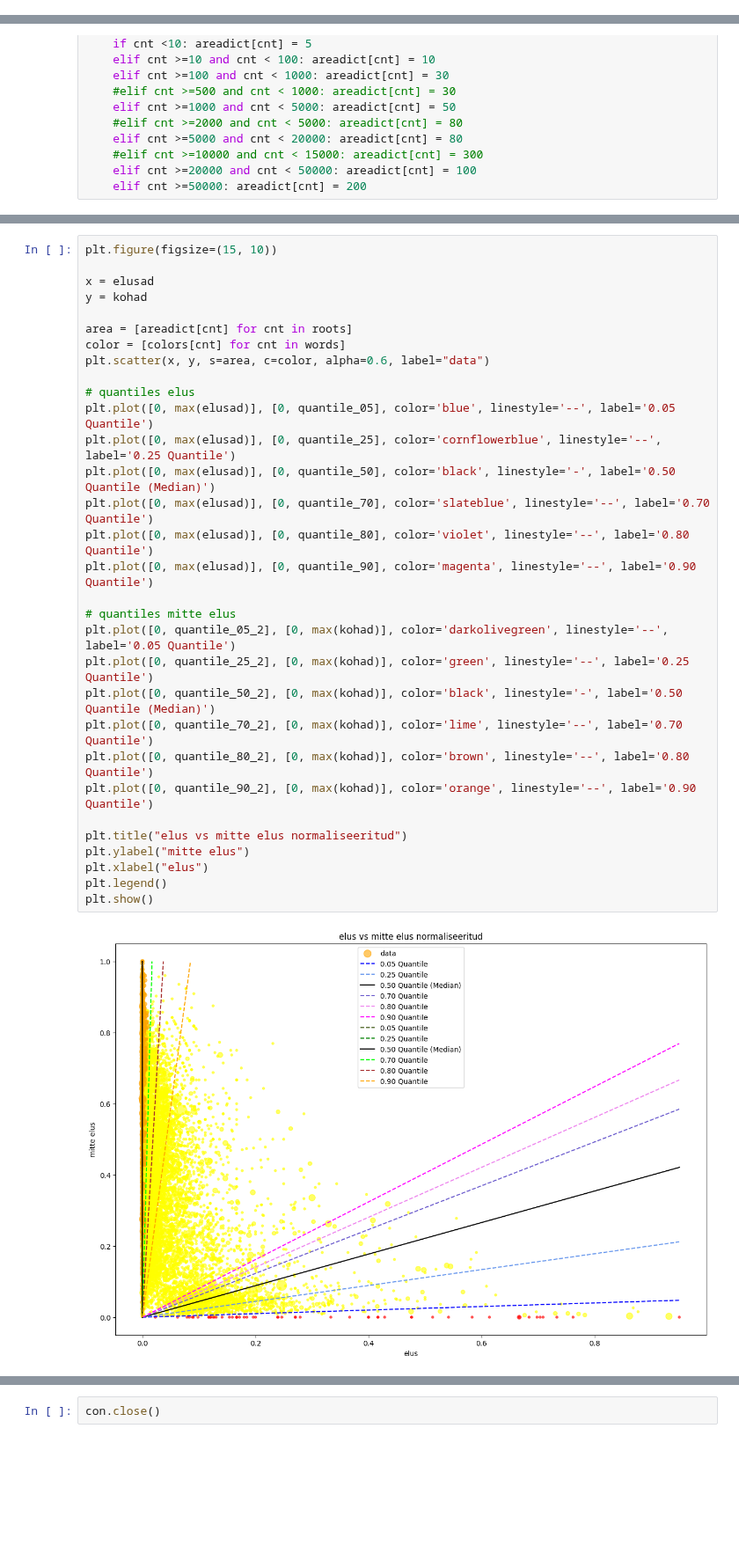
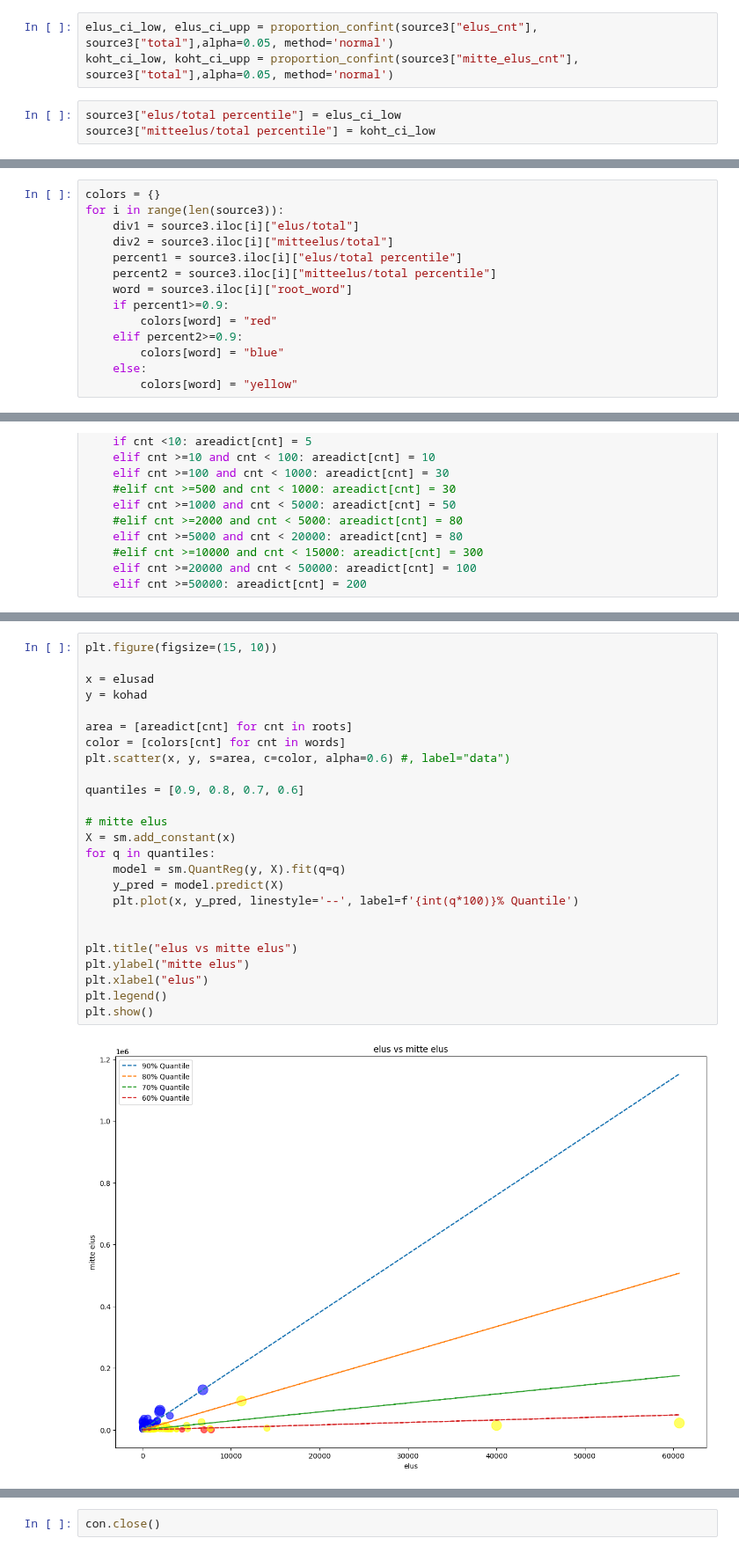
Before and after one commit to estnltk/syntax_experiments, a Jupyter notebook: workflows/005_analysis_of_annotated_actor_patterns/06_analysis_illustrations/04_verb_locative_live_vs_nonlive_quantiles.ipynb, the cells around one changed output, grey strips where cells are left out. Shown at 88% size. Saved outputs shown, nothing was run; the diff lists cells and outputs as text; blank space fills up the shorter version.

Commit message:
illustration quantiles

```diff
--- a/workflows/005_analysis_of_annotated_actor_patterns/06_analysis_illustrations/04_verb_locative_live_vs_nonlive_quantiles.ipynb
+++ b/workflows/005_analysis_of_annotated_actor_patterns/06_analysis_illustrations/04_verb_locative_live_vs_nonlive_quantiles.ipynb
@@ -156,0 +71,6 @@ Dict for dot size base don root count.
+# %%
+elus_ci_low, elus_ci_upp = proportion_confint(source3["elus_cnt"], source3["total"],alpha=0.05, method='normal')
+koht_ci_low, koht_ci_upp = proportion_confint(source3["mitte_elus_cnt"], source3["total"],alpha=0.05, method='normal')
+# %%
+source3["elus/total percentile"] = elus_ci_low
+source3["mitteelus/total percentile"] = koht_ci_low
@@ -156,0 +95,14 @@ Dict for dot size base don root count.
+# %%
+colors = {}
+for i in range(len(source3)):
+    div1 = source3.iloc[i]["elus/total"]
+    div2 = source3.iloc[i]["mitteelus/total"]
+    percent1 = source3.iloc[i]["elus/total percentile"]
+    percent2 = source3.iloc[i]["mitteelus/total percentile"]
+    word = source3.iloc[i]["root_word"]
+    if percent1>=0.9:
+        colors[word] = "red"
+    elif percent2>=0.9:
+        colors[word] = "blue"
+    else:
+        colors[word] = "yellow"
@@ -201,33 +135,27 @@ quantile_90_2 = source4['elus_div'].quantile(0.9)
 # %%
 plt.figure(figsize=(15, 10))
 
 x = elusad
 y = kohad
 
 area = [areadict[cnt] for cnt in roots]
 color = [colors[cnt] for cnt in words]
-plt.scatter(x, y, s=area, c=color, alpha=0.6, label="data")
+plt.scatter(x, y, s=area, c=color, alpha=0.6) #, label="data")
 
-# quantiles elus
-plt.plot([0, max(elusad)], [0, quantile_05], color='blue', linestyle='--', label='0.05 Quantile')
-plt.plot([0, max(elusad)], [0, quantile_25], color='cornflowerblue', linestyle='--', label='0.25 Quantile')
-plt.plot([0, max(elusad)], [0, quantile_50], color='black', linestyle='-', label='0.50 Quantile (Median)')
-plt.plot([0, max(elusad)], [0, quantile_70], color='slateblue', linestyle='--', label='0.70 Quantile')
-plt.plot([0, max(elusad)], [0, quantile_80], color='violet', linestyle='--', label='0.80 Quantile')
-plt.plot([0, max(elusad)], [0, quantile_90], color='magenta', linestyle='--', label='0.90 Quantile')
+quantiles = [0.9, 0.8, 0.7, 0.6]
 
-# quantiles mitte elus
-plt.plot([0, quantile_05_2], [0, max(kohad)], color='darkolivegreen', linestyle='--', label='0.05 Quantile')
-plt.plot([0, quantile_25_2], [0, max(kohad)], color='green', linestyle='--', label='0.25 Quantile')
-plt.plot([0, quantile_50_2], [0, max(kohad)], color='black', linestyle='-', label='0.50 Quantile (Median)')
-plt.plot([0, quantile_70_2], [0, max(kohad)], color='lime', linestyle='--', label='0.70 Quantile')
-plt.plot([0, quantile_80_2], [0, max(kohad)], color='brown', linestyle='--', label='0.80 Quantile')
-plt.plot([0, quantile_90_2], [0, max(kohad)], color='orange', linestyle='--', label='0.90 Quantile')
+# mitte elus
+X = sm.add_constant(x)
+for q in quantiles:
+    model = sm.QuantReg(y, X).fit(q=q)
+    y_pred = model.predict(X)
+    plt.plot(x, y_pred, linestyle='--', label=f'{int(q*100)}% Quantile')
 
-plt.title("elus vs mitte elus normaliseeritud")
+
+plt.title("elus vs mitte elus")
 plt.ylabel("mitte elus")
 plt.xlabel("elus")
 plt.legend()
 plt.show()
 # %% [output]
-[figure, old version]
+[figure, new version]
```
Also changed, not shown: parts of 22 cells of this notebook.
